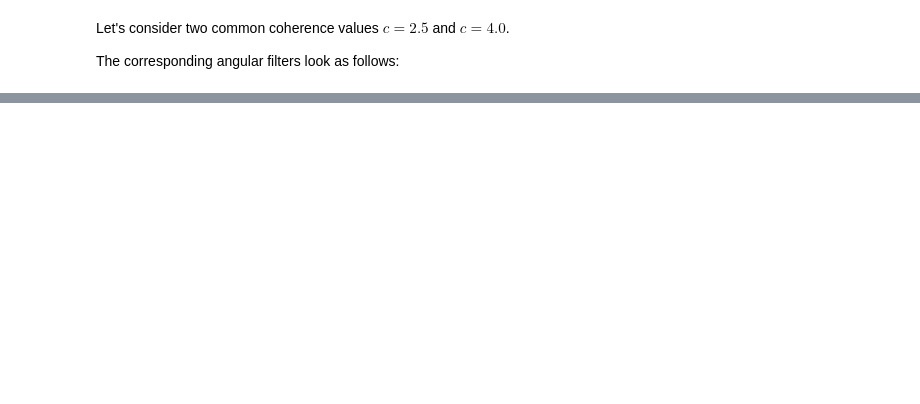
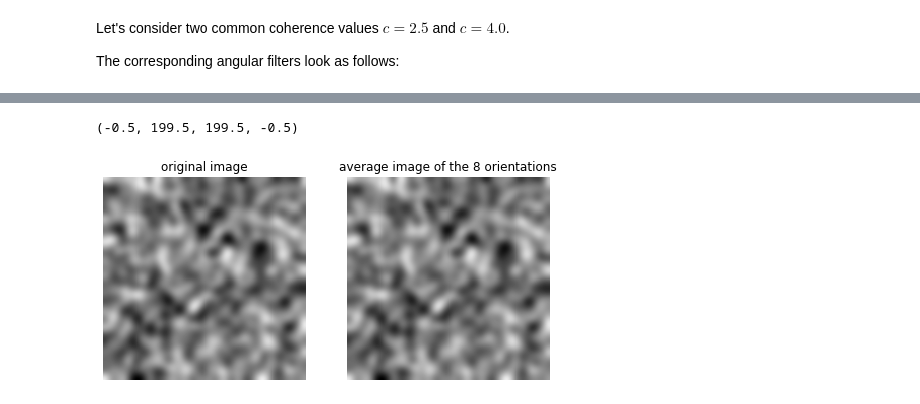
Before and after one commit to cajal/trippy-monet-mapping, a Jupyter notebook: notebooks/Coherence.ipynb, the cells around one changed output, grey strips where cells are left out. Cells and saved outputs as stored; diff of their text form; code cells hidden in the pictures; blank space fills up the shorter version.

```diff
--- a/notebooks/Coherence.ipynb
+++ b/notebooks/Coherence.ipynb
@@ -43,0 +62,14 @@ for ax, ori in zip(axx.T, ori_range):
+# %%
+fig, axx = plt.subplots(1,2, figsize=(8,5))
+ax = axx[0]
+ax.imshow(X, cmap='gray', vmin=-1, vmax=1)
+ax.set_title('original image')
+ax.axis(False)
+
+ax = axx[1]
+ax.imshow(cumulative_image / nori * np.sqrt(c), cmap='gray', vmin=-1, vmax=1)
+ax.set_title('average image of the 8 orientations')
+ax.axis(False)
+# %% [output]
+(-0.5, 199.5, 199.5, -0.5)
+[figure, added]
```
Also changed, not shown: parts of 10 cells of this notebook.
